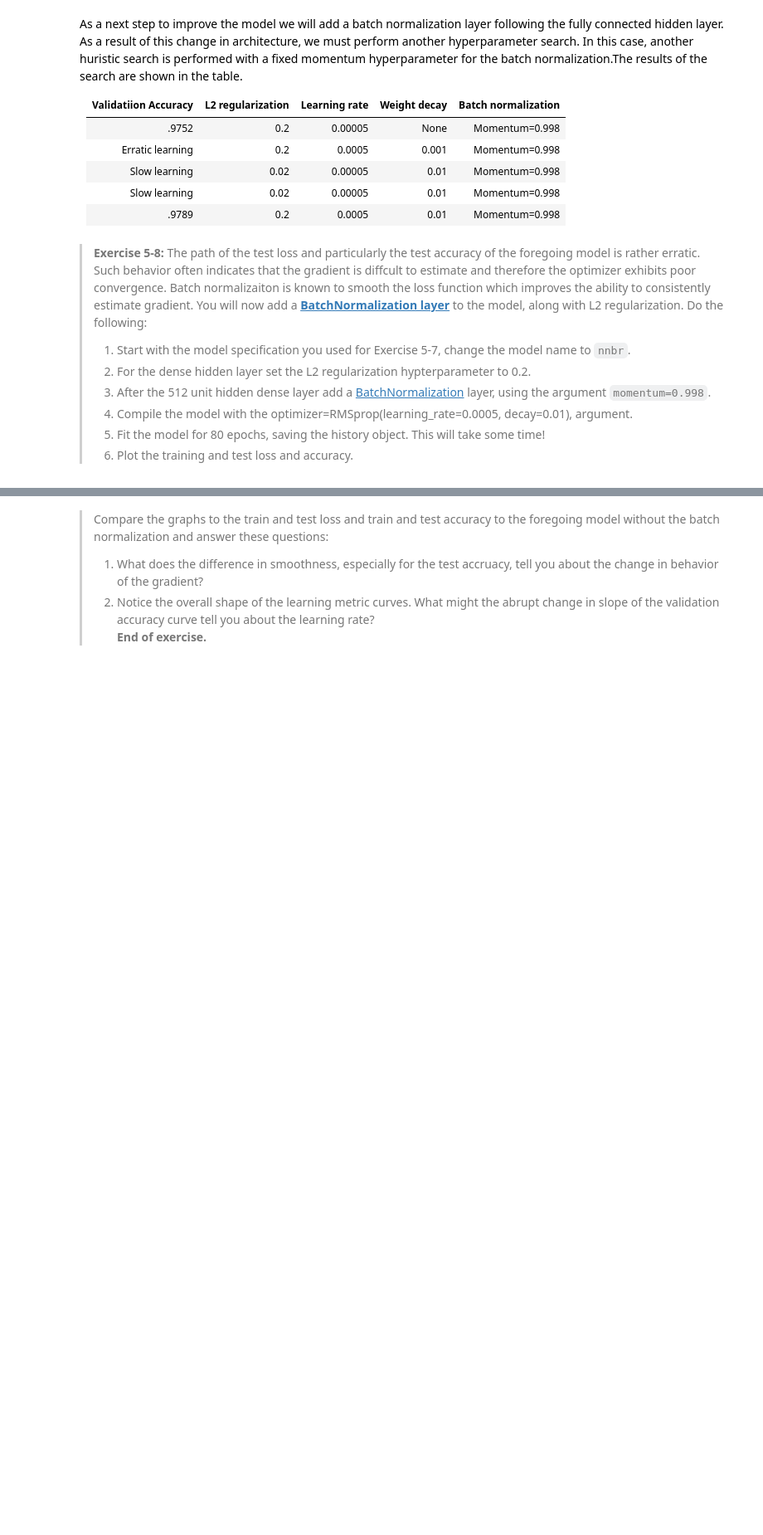
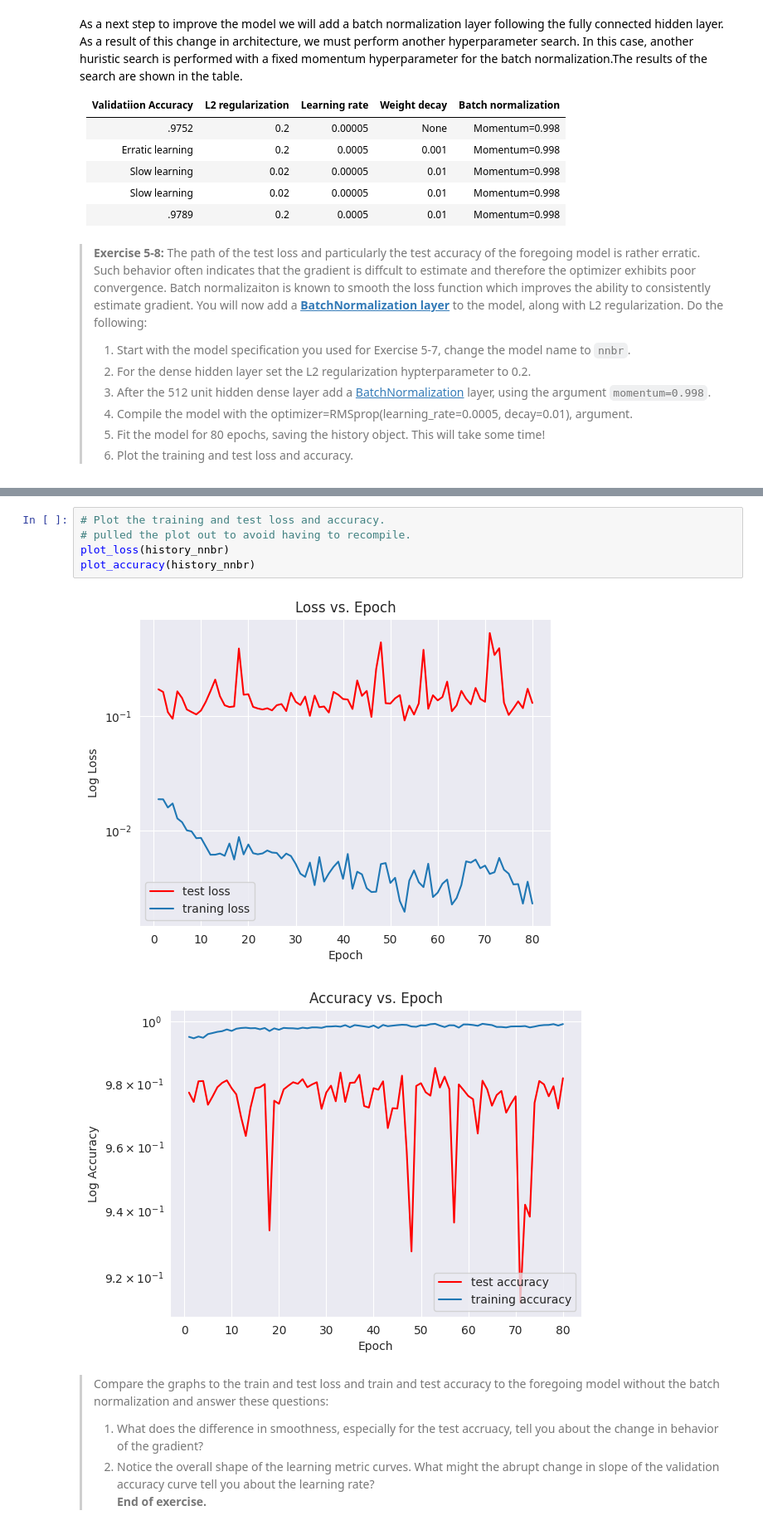
Before and after one commit to whendo/CSCI-E25, a Jupyter notebook: Labs/5_IntrotoDeepForwardNetworksForCV.ipynb, the cells around one changed output, grey strips where cells are left out. Shown at 83% size. Cells and saved outputs as stored; diff of their text form; blank space fills up the shorter version.

```diff
--- a/Labs/5_IntrotoDeepForwardNetworksForCV.ipynb
+++ b/Labs/5_IntrotoDeepForwardNetworksForCV.ipynb
@@ -973,3 +969,11 @@ Epoch 10/80
+# %%
+# Plot the training and test loss and accuracy.
+# pulled the plot out to avoid having to recompile.
+plot_loss(history_nnbr)
+plot_accuracy(history_nnbr)
+# %% [output]
+[figure, added]
+[figure, added]
 # %% [markdown]
 > Compare the graphs to the train and test loss and train and test accuracy to the foregoing model without the batch normalization and answer these questions:
 > 1. What does the difference in smoothness, especially for the test accruacy, tell you about the change in behavior of the gradient?
```
Also changed, not shown: parts of 17 cells of this notebook.
